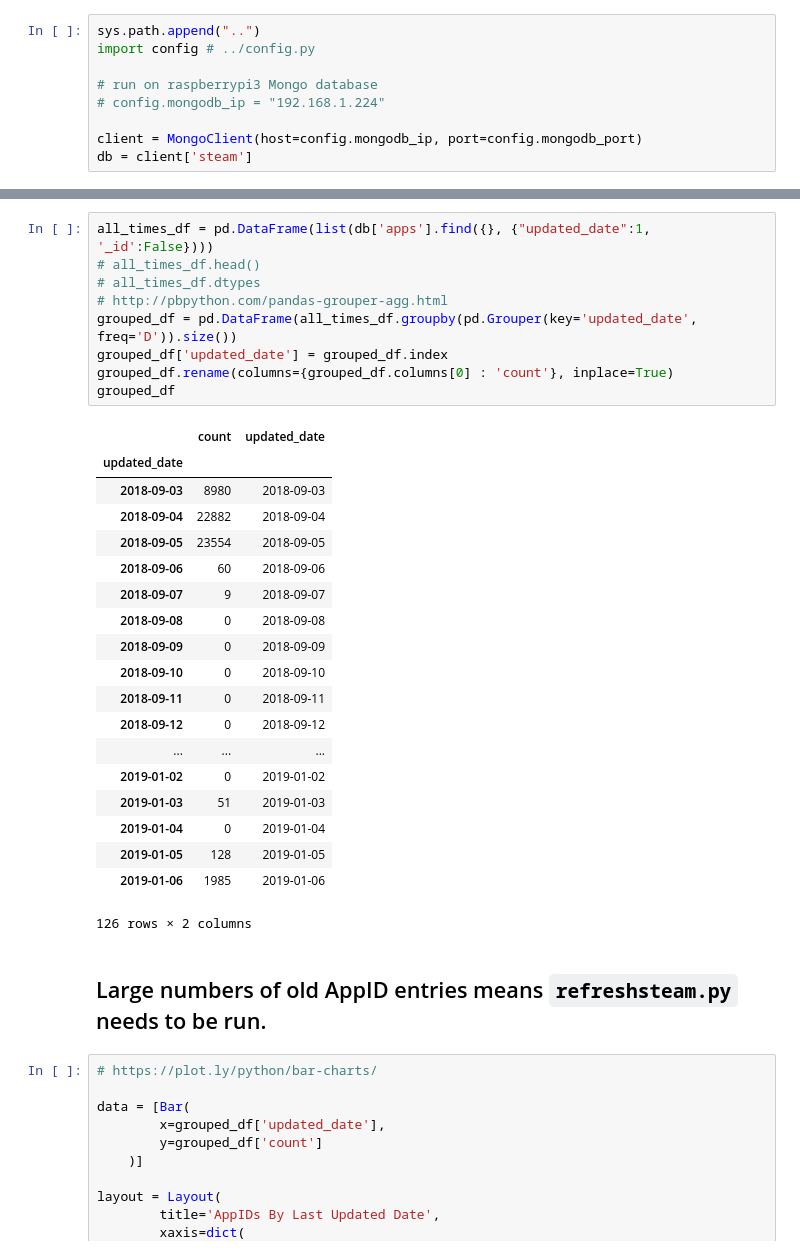
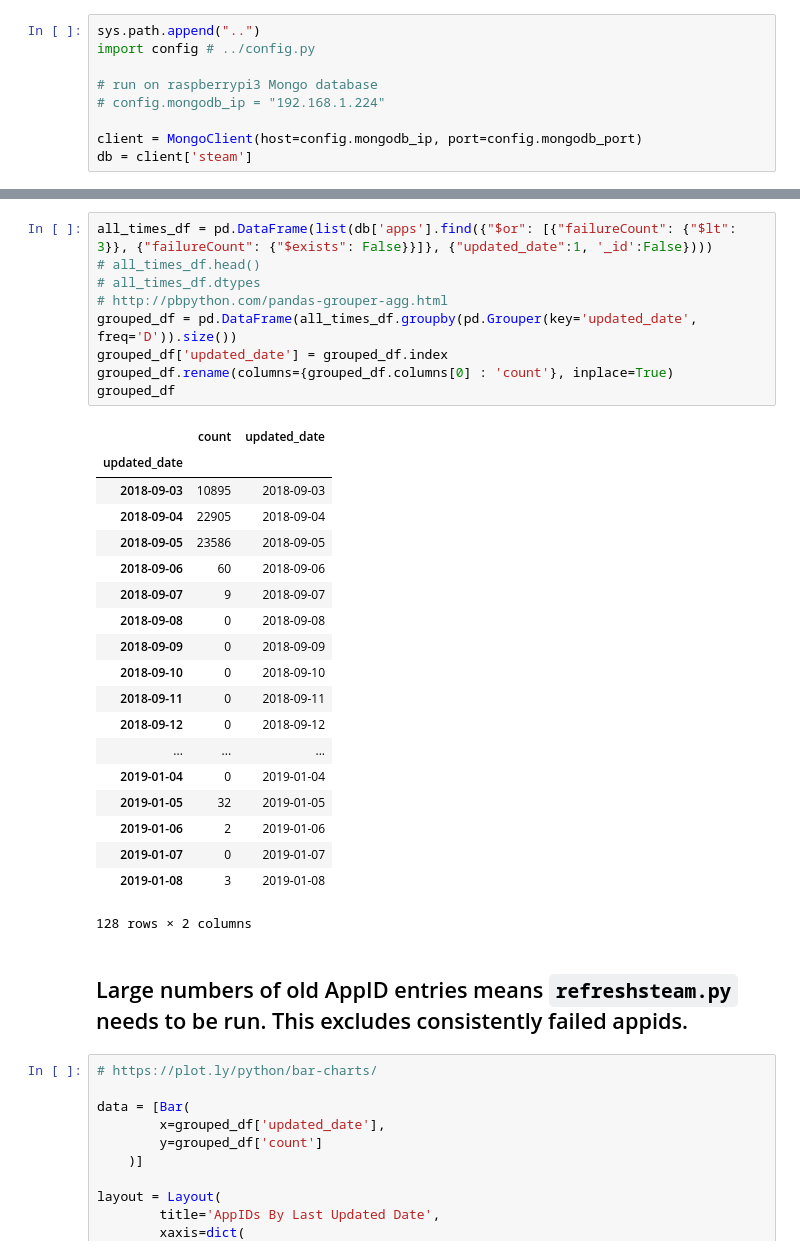
Before and after one commit to carlsonp/steam-analysis, a Jupyter notebook: notebooks/Storage_and_Status.ipynb, the cells around one changed output, grey strips where cells are left out. Cells and saved outputs as stored; diff of their text form.

```diff
--- a/notebooks/Storage_and_Status.ipynb
+++ b/notebooks/Storage_and_Status.ipynb
@@ -21,18 +45,18 @@ db = client['steam']
 # %%
-all_times_df = pd.DataFrame(list(db['apps'].find({}, {"updated_date":1, '_id':False})))
+all_times_df = pd.DataFrame(list(db['apps'].find({"$or": [{"failureCount": {"$lt": 3}}, {"failureCount": {"$exists": False}}]}, {"updated_date":1, '_id':False})))
 # all_times_df.head()
 # all_times_df.dtypes
 # http://pbpython.com/pandas-grouper-agg.html
 grouped_df = pd.DataFrame(all_times_df.groupby(pd.Grouper(key='updated_date', freq='D')).size())
 grouped_df['updated_date'] = grouped_df.index
 grouped_df.rename(columns={grouped_df.columns[0] : 'count'}, inplace=True)
 grouped_df
 # %% [output]
 |  | count | updated_date |
 | updated_date |  |  |
-| 2018-09-03 | 8980 | 2018-09-03 |
-| 2018-09-04 | 22882 | 2018-09-04 |
-| 2018-09-05 | 23554 | 2018-09-05 |
+| 2018-09-03 | 10895 | 2018-09-03 |
+| 2018-09-04 | 22905 | 2018-09-04 |
+| 2018-09-05 | 23586 | 2018-09-05 |
 | 2018-09-06 | 60 | 2018-09-06 |
 | 2018-09-07 | 9 | 2018-09-07 |
 | 2018-09-08 | 0 | 2018-09-08 |
@@ -41,14 +65,14 @@ grouped_df
 | 2018-09-11 | 0 | 2018-09-11 |
 | 2018-09-12 | 0 | 2018-09-12 |
 | ... | ... | ... |
-| 2019-01-02 | 0 | 2019-01-02 |
-| 2019-01-03 | 51 | 2019-01-03 |
 | 2019-01-04 | 0 | 2019-01-04 |
-| 2019-01-05 | 128 | 2019-01-05 |
-| 2019-01-06 | 1985 | 2019-01-06 |
+| 2019-01-05 | 32 | 2019-01-05 |
+| 2019-01-06 | 2 | 2019-01-06 |
+| 2019-01-07 | 0 | 2019-01-07 |
+| 2019-01-08 | 3 | 2019-01-08 |
-126 rows × 2 columns
+128 rows × 2 columns
 # %% [markdown]
-## Large numbers of old AppID entries means `refreshsteam.py` needs to be run.
+## Large numbers of old AppID entries means `refreshsteam.py` needs to be run.  This excludes consistently failed appids.
 # %%
 # https://plot.ly/python/bar-charts/
 
```
Also changed, not shown: parts of 6 cells of this notebook.
